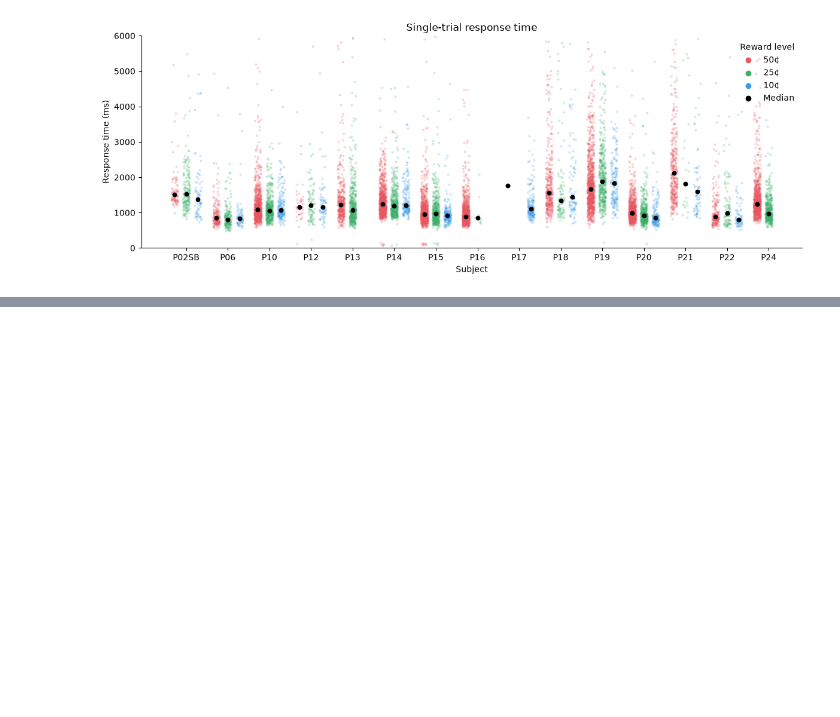
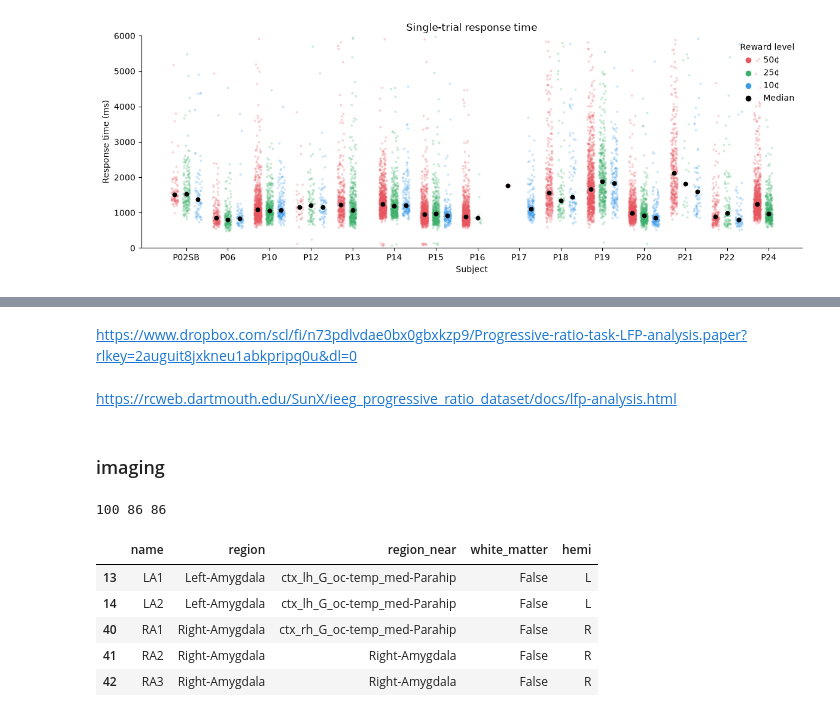
Before and after one commit to bzheng112/progressive_ratio, a Jupyter notebook: notebooks/progressive_ratio.ipynb, the cells around one changed output, grey strips where cells are left out. Drawn from its saved outputs; the diff is of its cells as text; code cells hidden in the pictures; blank space fills up the shorter version.

```diff
--- a/notebooks/progressive_ratio.ipynb
+++ b/notebooks/progressive_ratio.ipynb
@@ -126,0 +198,6 @@ plt.tight_layout()
+# %% [markdown]
+https://www.dropbox.com/scl/fi/n73pdlvdae0bx0gbxkzp9/Progressive-ratio-task-LFP-analysis.paper?rlkey=2auguit8jxkneu1abkpripq0u&dl=0
+# %% [markdown]
+https://rcweb.dartmouth.edu/SunX/ieeg_progressive_ratio_dataset/docs/lfp-analysis.html
+# %% [markdown]
+### imaging
@@ -126,0 +255,12 @@ plt.tight_layout()
+# %%
+t = channel_table("P21")
+print(len(t), t.depth.sum(), t.region.notna().sum())
+t[t.roi == "amygdala"][["name", "region", "region_near", "white_matter", "hemi"]]
+# %% [output]
+100 86 86
+|  | name | region | region_near | white_matter | hemi |
+| 13 | LA1 | Left-Amygdala | ctx_lh_G_oc-temp_med-Parahip | False | L |
+| 14 | LA2 | Left-Amygdala | ctx_lh_G_oc-temp_med-Parahip | False | L |
+| 40 | RA1 | Right-Amygdala | ctx_rh_G_oc-temp_med-Parahip | False | R |
+| 41 | RA2 | Right-Amygdala | Right-Amygdala | False | R |
+| 42 | RA3 | Right-Amygdala | Right-Amygdala | False | R |
```
Also changed, not shown: parts of 16 cells of this notebook, 1 other file.
